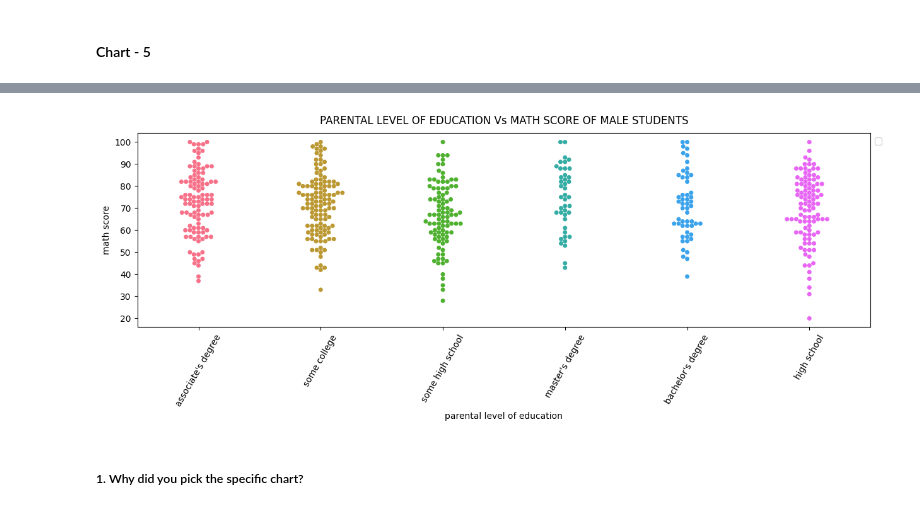
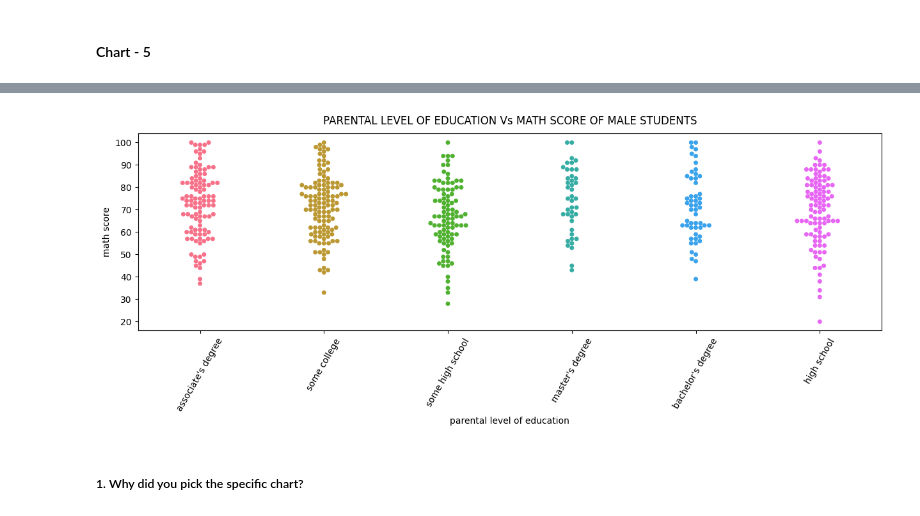
Before and after one commit to varsha-ky12/AIML-PROJECT, a Jupyter notebook: Copy_of_Sample_ML_Submission_Template.ipynb, the cells around one changed output, grey strips where cells are left out. Saved outputs shown, nothing was run; the diff lists cells and outputs as text; code cells hidden in the pictures.

```diff
--- a/Copy_of_Sample_ML_Submission_Template.ipynb
+++ b/Copy_of_Sample_ML_Submission_Template.ipynb
@@ -687,7 +687,6 @@ However, there are potential negative implications to consider as well:
 fig,ax=plt.subplots(figsize=(15,4))
 custom_palette=sns.set_palette("husl")
 g=sns.swarmplot(y="math score",x="parental level of education",data=mstudents,hue='parental level of education',palette=custom_palette)
-plt.legend(loc='upper left', bbox_to_anchor=(1.0, 1))
 plt.xticks(rotation=60)
 g.set_title("PARENTAL LEVEL OF EDUCATION Vs MATH SCORE OF MALE STUDENTS",y=1.02)
 plt.show()
@@ -696,4 +694,4 @@ WARNING:matplotlib.legend:No artists with labels found to put in legend.  Note t
-[figure, old version]
+[figure, new version]
 # %% [markdown]
 ##### 1. Why did you pick the specific chart?
 # %% [markdown]
```
Also changed, not shown: parts of 2 cells of this notebook.
